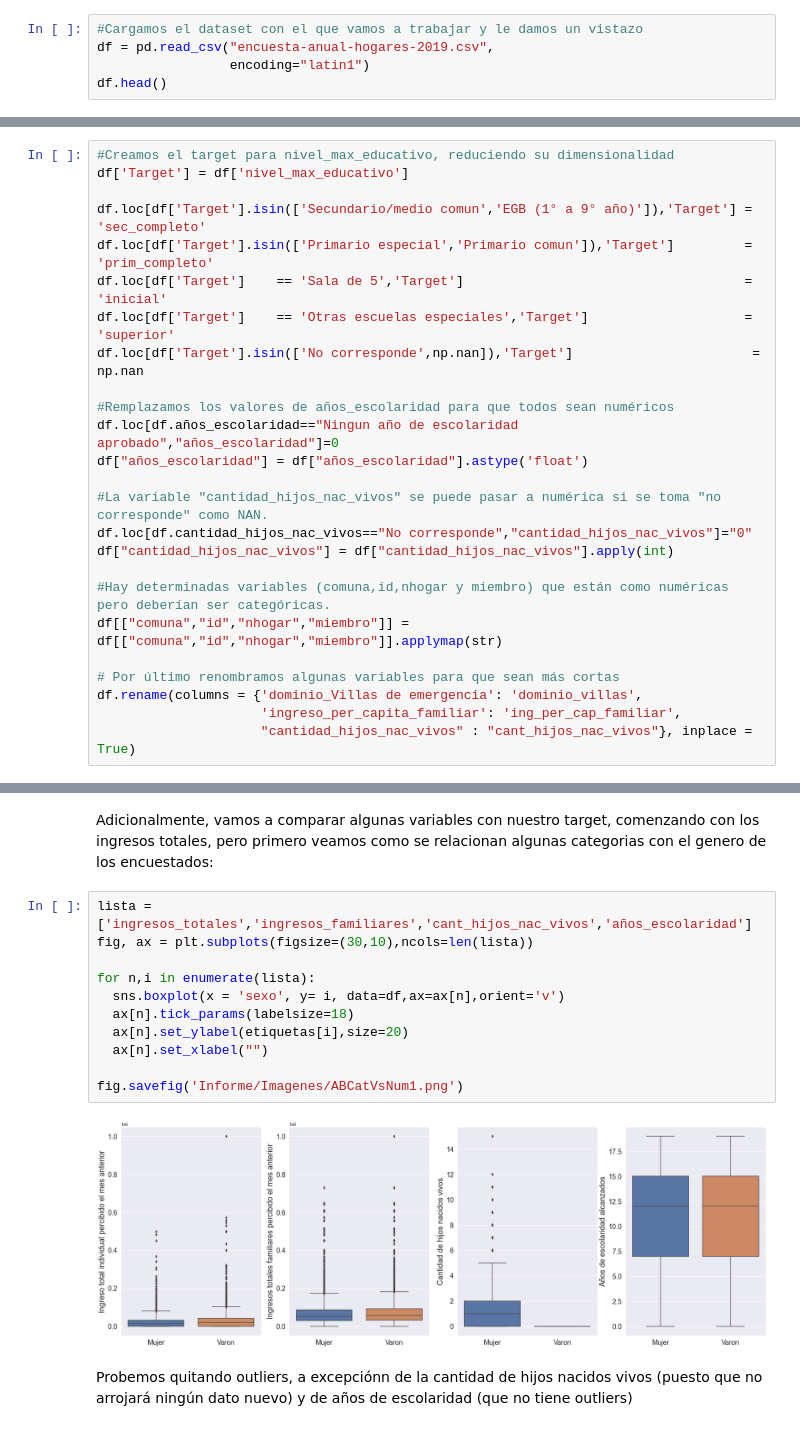
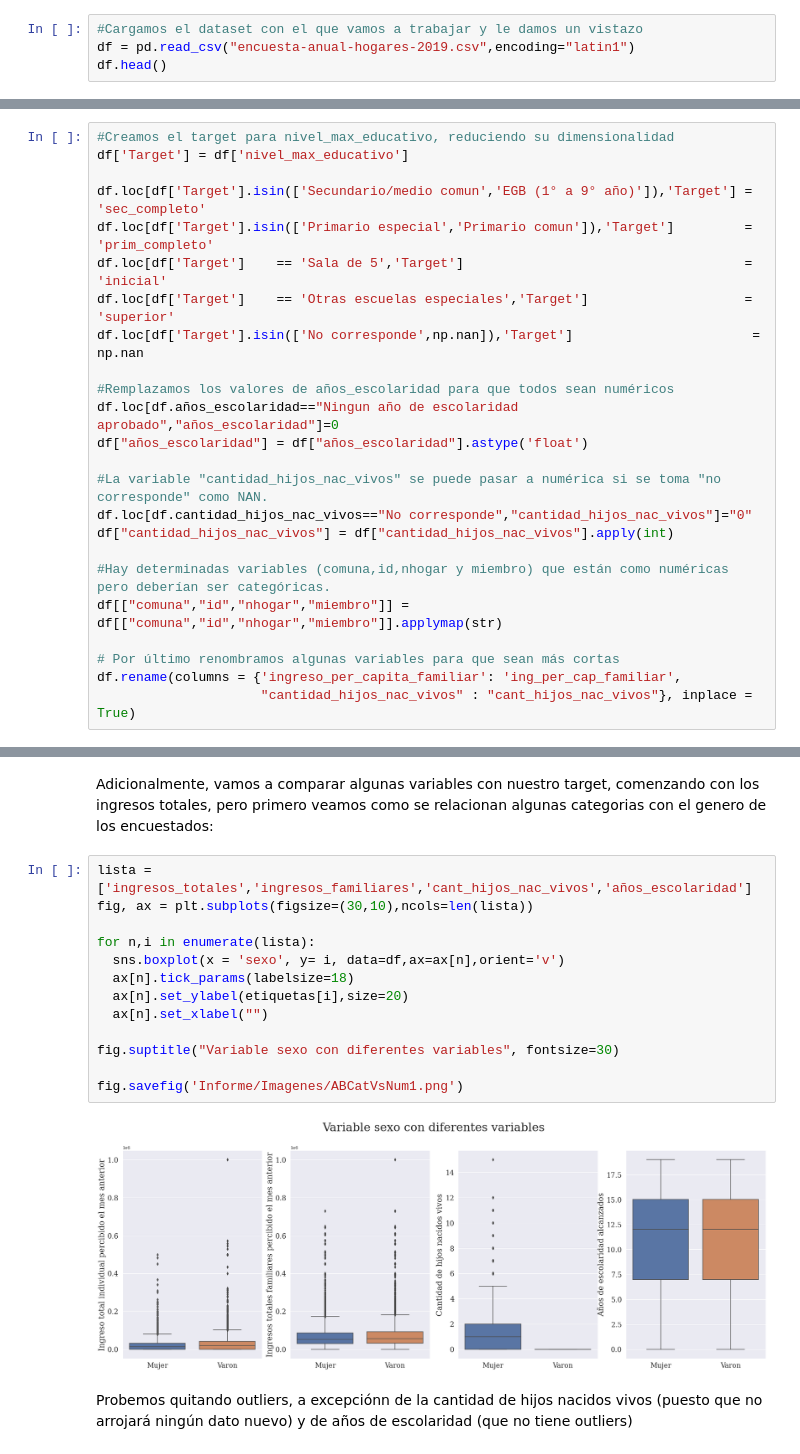
Before and after one commit to JuanMCarini/CoderHouse_DataScience_ProyectoFinal, a Jupyter notebook: Proyecto Final.ipynb, the cells around one changed output, grey strips where cells are left out. Saved outputs shown, nothing was run; the diff lists cells and outputs as text.

```diff
--- a/Proyecto Final.ipynb
+++ b/Proyecto Final.ipynb
@@ -56,8 +56,7 @@ import funciones_EDA as EDA # importamos las funciones que vamos a utilizar dura
 Lo primero que vamos a hacer es importar la base de datos y tener un vistazo general de las primeras filas del dataset.
 # %%
 #Cargamos el dataset con el que vamos a trabajar y le damos un vistazo
-df = pd.read_csv("encuesta-anual-hogares-2019.csv",
-                 encoding="latin1")
+df = pd.read_csv("encuesta-anual-hogares-2019.csv",encoding="latin1")
 df.head()
 # %% [output]
 |  | id | nhogar | miembro | comuna | dominio | edad | sexo | parentesco_jefe | situacion_conyugal | ... |
@@ -129,8 +128,7 @@ df["cantidad_hijos_nac_vivos"] = df["cantidad_hijos_nac_vivos"].apply(int)
 df[["comuna","id","nhogar","miembro"]] = df[["comuna","id","nhogar","miembro"]].applymap(str)
 
 # Por último renombramos algunas variables para que sean más cortas
-df.rename(columns = {'dominio_Villas de emergencia': 'dominio_villas',
-                     'ingreso_per_capita_familiar': 'ing_per_cap_familiar',
+df.rename(columns = {'ingreso_per_capita_familiar': 'ing_per_cap_familiar',
                      "cantidad_hijos_nac_vivos" : "cant_hijos_nac_vivos"}, inplace = True)
 # %% [markdown]
 Breve descripción de nuestras variables
@@ -498,16 +504,18 @@ Adicionalmente, vamos a comparar algunas variables con nuestro target, comenzand
 # %%
 lista = ['ingresos_totales','ingresos_familiares','cant_hijos_nac_vivos','años_escolaridad']
 fig, ax = plt.subplots(figsize=(30,10),ncols=len(lista))
 
 for n,i in enumerate(lista):
   sns.boxplot(x = 'sexo', y= i, data=df,ax=ax[n],orient='v')
   ax[n].tick_params(labelsize=18)
   ax[n].set_ylabel(etiquetas[i],size=20)
   ax[n].set_xlabel("")
 
+fig.suptitle("Variable sexo con diferentes variables", fontsize=30)
+
 fig.savefig('Informe/Imagenes/ABCatVsNum1.png')
 # %% [output]
-[figure, old version]
+[figure, new version]
 # %% [markdown]
 Probemos quitando outliers, a excepciónn de la cantidad de hijos nacidos vivos (puesto que no arrojará ningún dato nuevo) y de años de escolaridad (que no tiene outliers)
 # %%
```
Also changed, not shown: parts of 47 cells of this notebook, 4 other files.
